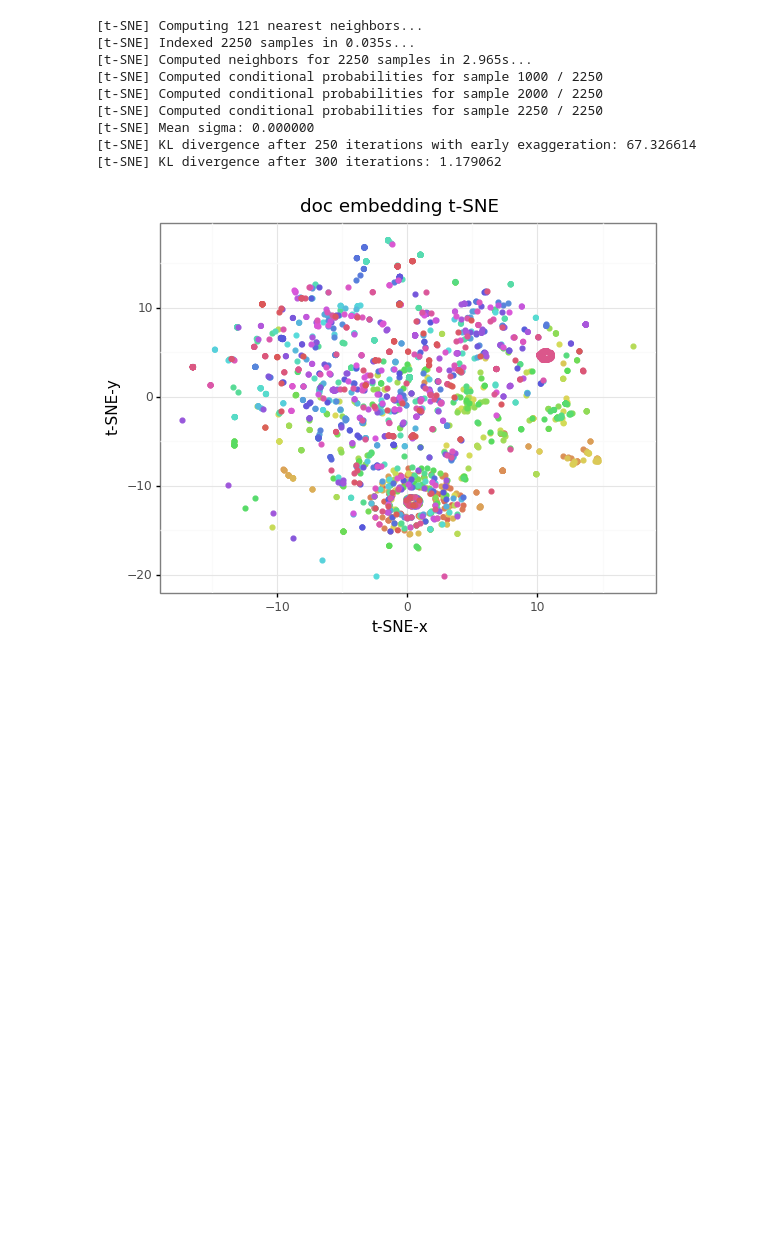
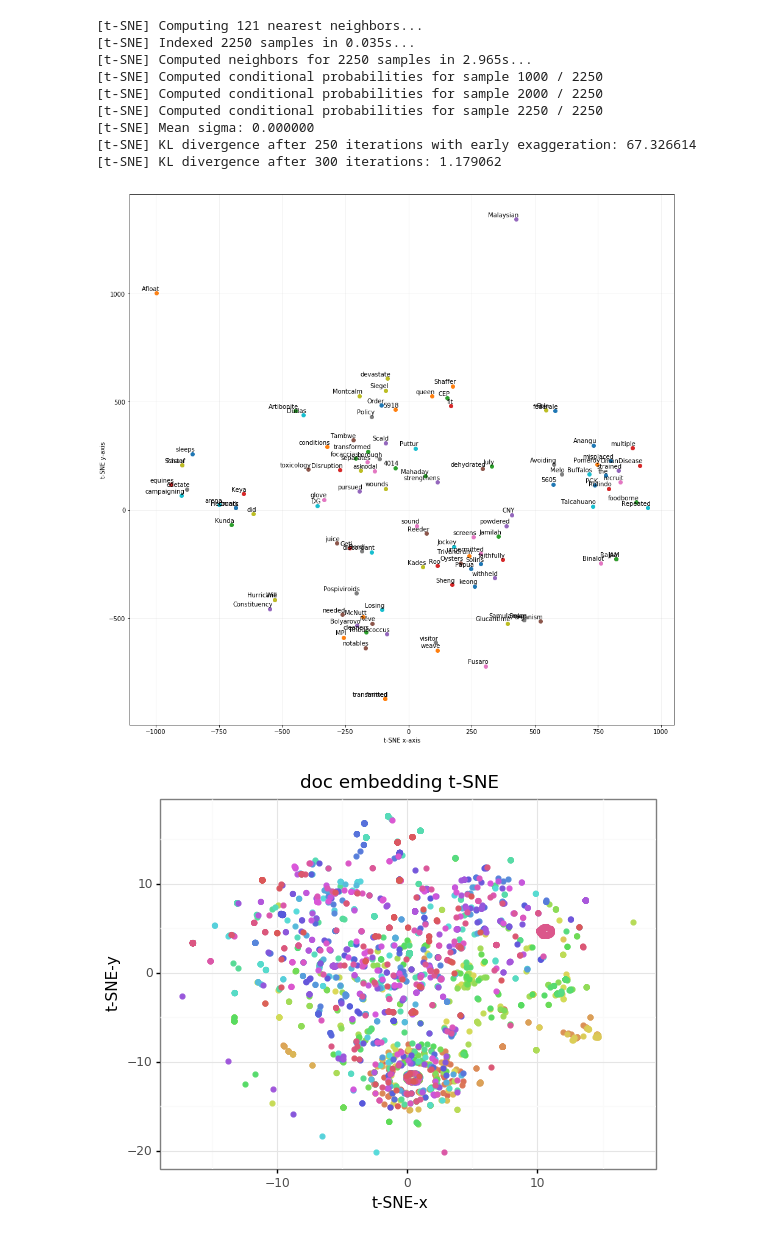
Before and after one commit to aauss/EventEpi, a Jupyter notebook: classification.ipynb, the cells around one changed output. Cells and saved outputs as stored; diff of their text form; code cells hidden in the pictures; blank space fills up the shorter version.

Commit message:
Add final t-sne plot code

```diff
--- a/classification.ipynb
+++ b/classification.ipynb
@@ -722,3 +721,5 @@ tsne_results = tsne.fit_transform(as_numoy[::1000])
 [t-SNE] Mean sigma: 0.000000
 [t-SNE] KL divergence after 250 iterations with early exaggeration: 67.326614
 [t-SNE] KL divergence after 300 iterations: 1.179062
+# %%
+word_2_vec = dict(zip(words, as_numoy))
@@ -725,3 +750,40 @@ tsne_results = tsne.fit_transform(as_numoy[::1000])
+# %%
+words = [i for i, _ in word_2_vec.items()]
+as_embedding = [i for _, i in word_2_vec.items()]
+# %%
+"Creates and TSNE model and plots it"
+labels = words[6::300]
+tokens = as_embedding[6::300]
+
+# for word in model.wv.vocab:
+#     tokens.append(model[word])
+#     labels.append(word)
+
+tsne_model = TSNE(perplexity=5, n_components=2, init='pca', n_iter=2500)
+new_values = tsne_model.fit_transform(tokens)
+
+x = []
+y = []
+for value in new_values:
+    x.append(value[0])
+    y.append(value[1])
+
+plt.figure(figsize=(16, 16))
+for i in range(len(x)):
+    plt.scatter(x[i],y[i])
+    plt.annotate(labels[i],
+                 xy=(x[i], y[i]),
+                 xytext=(5, 2),
+                 textcoords='offset points',
+                 ha='right',
+                 va='bottom')
+plt.xlabel("t-SNE x-axis")
+plt.ylabel("t-SNE y-axis")
+plt.grid(alpha=0.2)
+plt.savefig("t-sna.pdf",format='pdf')
+plt.show()
+# %% [output]
+[figure, added]
 # %%
 import pandas as pd
 df_tsne = pd.DataFrame(tsne_results, columns=['x', 'y'])
```
Also changed, not shown: parts of 8 cells of this notebook.
